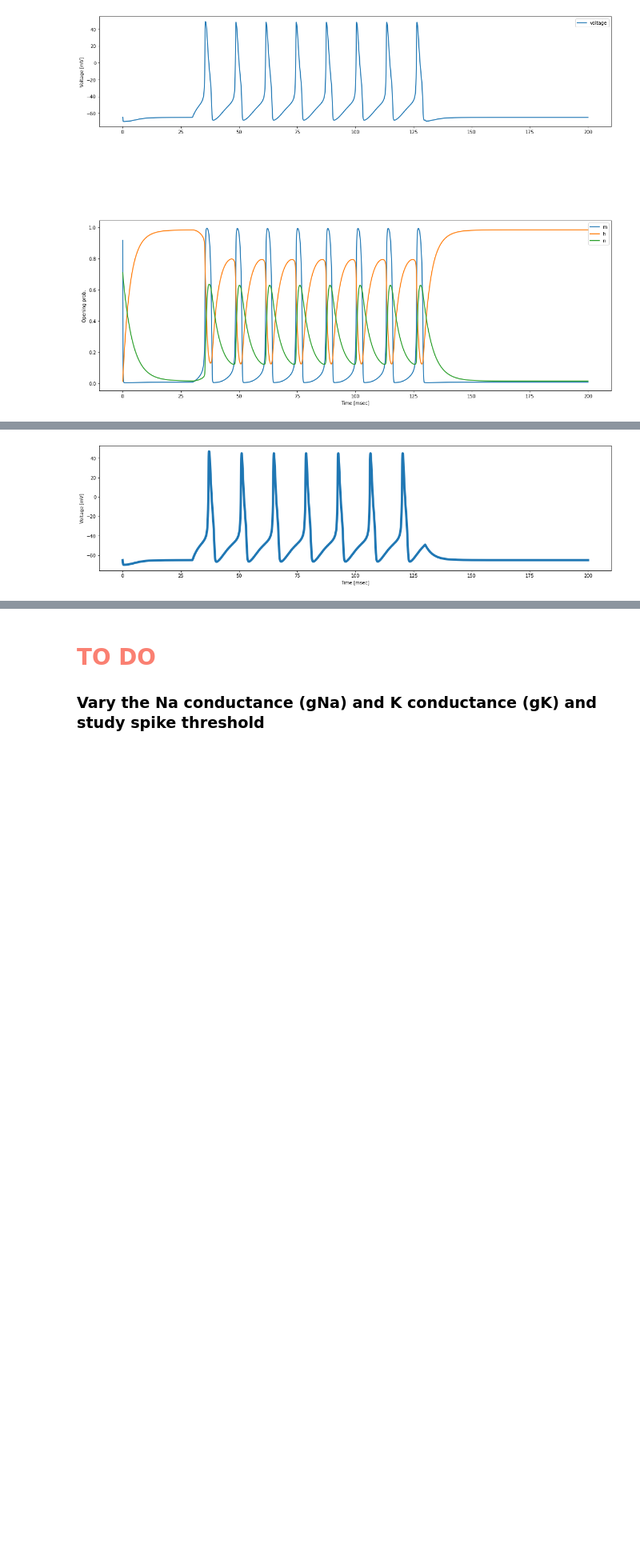
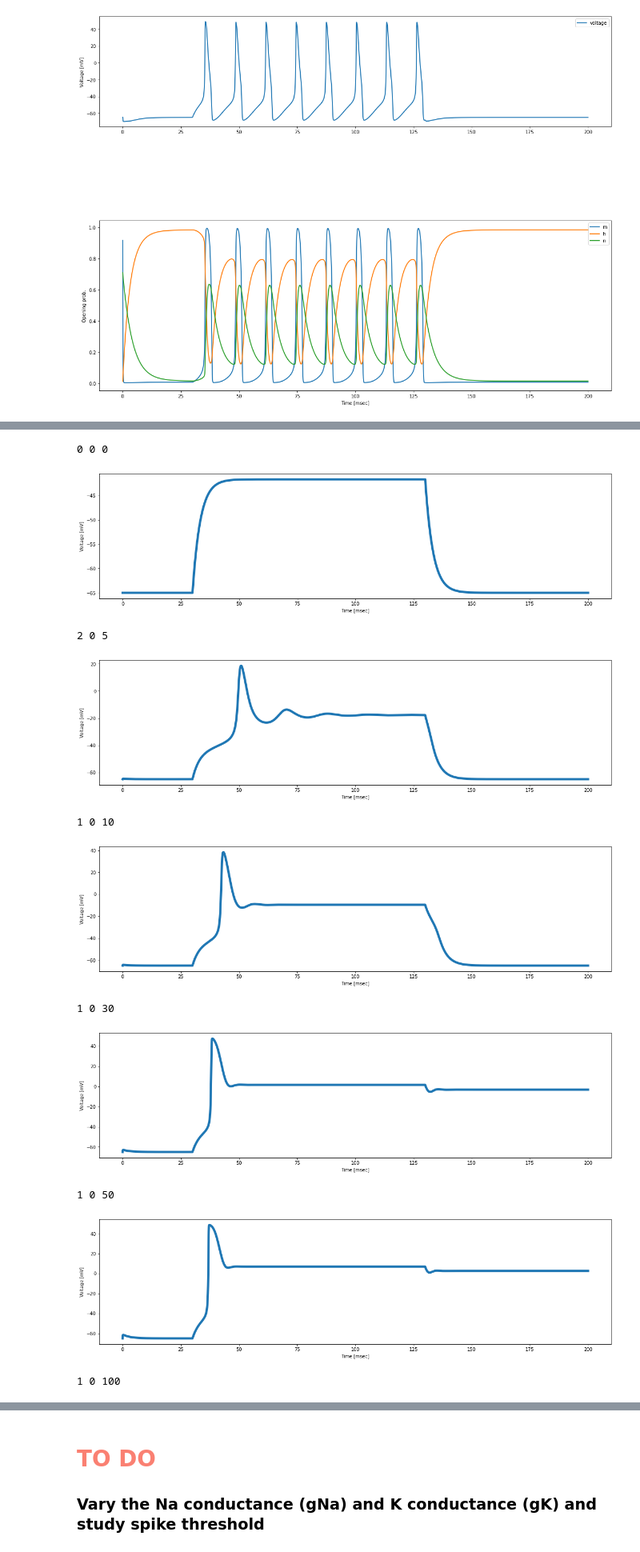
Before and after one commit to jacobhm98/Neuroscience, a Jupyter notebook: tutorial1/HH_neuron_model.ipynb, the cells around one changed output, grey strips where cells are left out. Shown at 80% size. Cells and saved outputs as stored; diff of their text form; code cells hidden in the pictures; blank space fills up the shorter version.

```diff
--- a/tutorial1/HH_neuron_model.ipynb
+++ b/tutorial1/HH_neuron_model.ipynb
@@ -231,13 +249,38 @@ plt.show()
 # %%
-gK = 60
-gNa = 50
-Y = np.array([-65.0, n_inf(), m_inf(), h_inf()])
-# Solve ODE system
-Vy = odeint(compute_derivatives, Y, T)
-plt.figure(figsize=(20, 5))
-plt.plot(T,Vy[:,0],linewidth=5)
-plt.xlabel('Time [msec]')
-plt.ylabel('Voltage [mV]')
-plt.show()
+def count_action_potentials(Vy):
+    ready_to_fire = True
+    action_potentials = 0
+    for i in range(Vy.shape[0]):
+        voltage_rising = Vy[i][0] - Vy[i - 1][0] > 0
+        if voltage_rising and ready_to_fire and Vy[i][0] > -20:
+            action_potentials += 1
+            ready_to_fire = False
+        if not voltage_rising and not ready_to_fire and Vy[i][0] < -20:
+            ready_to_fire = True
+    return action_potentials
+
+gKs = [0, 5, 10, 30, 60, 100]
+gNas = [0, 5, 10, 30, 50, 100]
+for gK in gKs:
+    for gNa in gNas:
+        Y = np.array([-65.0, n_inf(), m_inf(), h_inf()])
+        # Solve ODE system
+        Vy = odeint(compute_derivatives, Y, T)
+        print(count_action_potentials(Vy), gK, gNa)
+        plt.figure(figsize=(20, 5))
+        plt.plot(T,Vy[:,0],linewidth=5)
+        plt.xlabel('Time [msec]')
+        plt.ylabel('Voltage [mV]')
+        plt.show()
 # %% [output]
+0 0 0
-[figure, old version]
+[figure, new version]
+2 0 5
+[figure, added]
+1 0 10
+[figure, added]
+1 0 30
+[figure, added]
+1 0 50
+[figure, added]
+1 0 100
```
Also changed, not shown: parts of 8 cells of this notebook.
